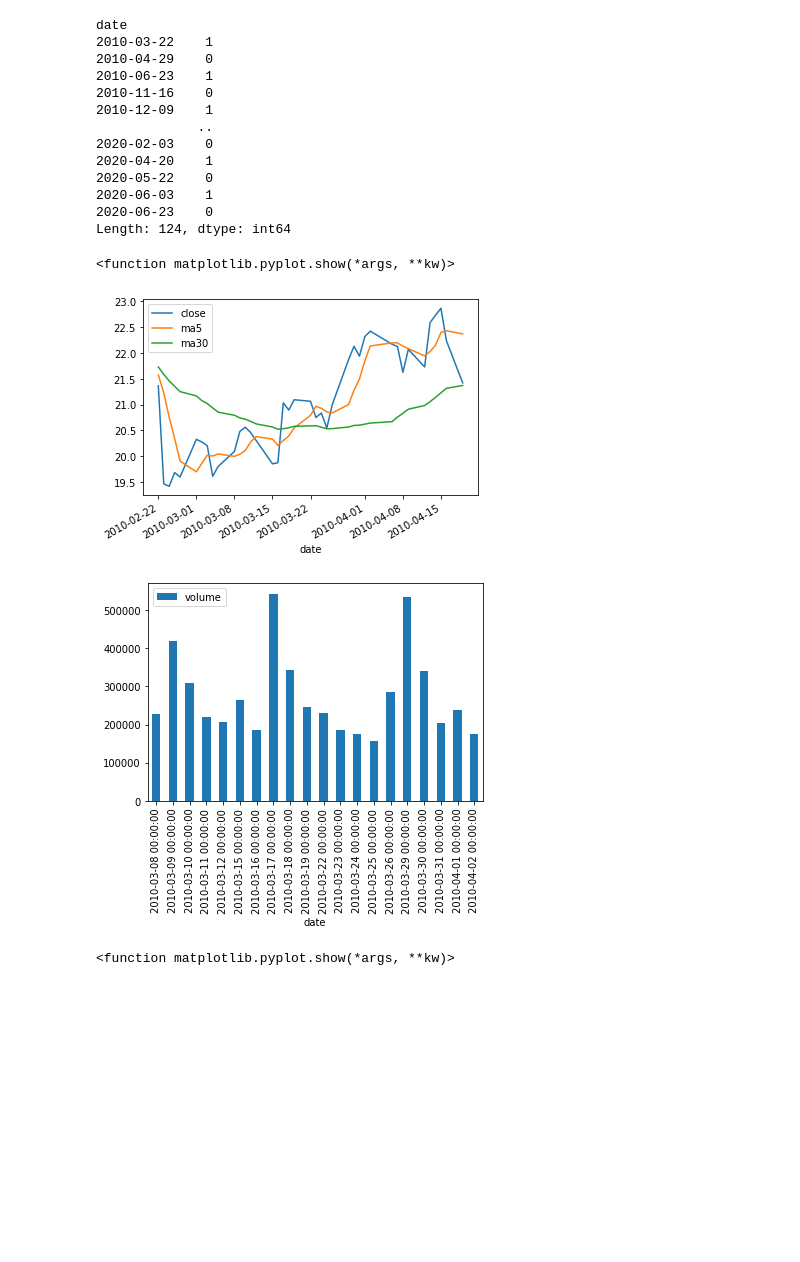
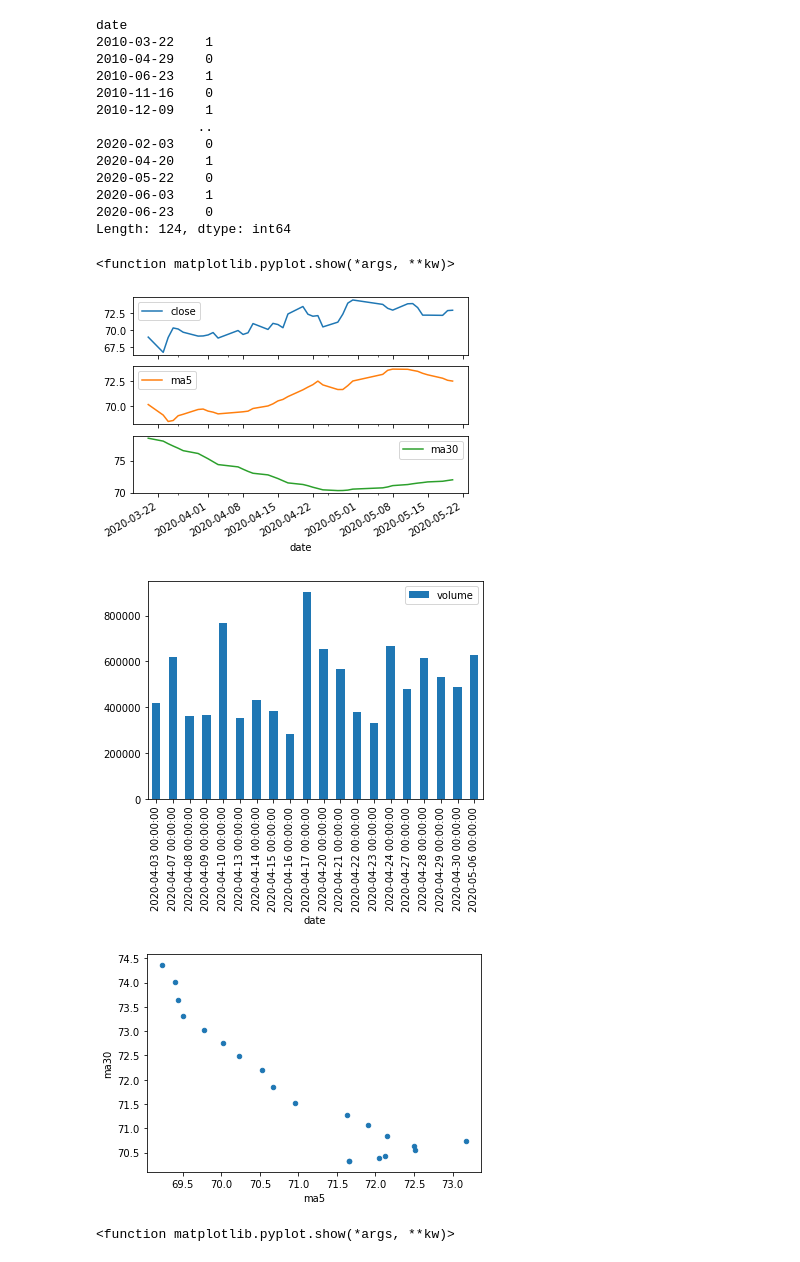
Before and after one commit to andyzhu0615/Python_for_Data_Analysis, a Jupyter notebook: 43 双均线分析作业.ipynb, the cells around one changed output. Saved outputs shown, nothing was run; the diff lists cells and outputs as text; code cells hidden in the pictures; blank space fills up the shorter version.

```diff
--- a/43 双均线分析作业.ipynb
+++ b/43 双均线分析作业.ipynb
@@ -209,14 +209,16 @@ date
 2020-06-23    0
 Length: 124, dtype: int64
 # %%
-ind = df.index.get_loc('2010-03-22')
-df[['close','ma5','ma30']][ind-20:ind+20].plot()
-df[['volume']][ind-10:ind+10].plot(kind='bar')
+ind = df.index.get_loc('2020-4-20')
+df[['close','ma5','ma30']][ind-20:ind+20].plot(subplots=True)
+df[['volume']][ind-10:ind+10].plot.bar()
+df[:][ind-10:ind+10].plot.scatter('ma5','ma30')
 plt.show
 # %% [output]
 <function matplotlib.pyplot.show(*args, **kw)>
-[figure, old version]
+[figure, new version]
-[figure, old version]
+[figure, new version]
+[figure, added]
 # %%
 ind = df.index.get_loc('2010-03-22')
 df[['volume']][ind-10:ind+10].plot()
```
Also changed, not shown: 2 other files.
